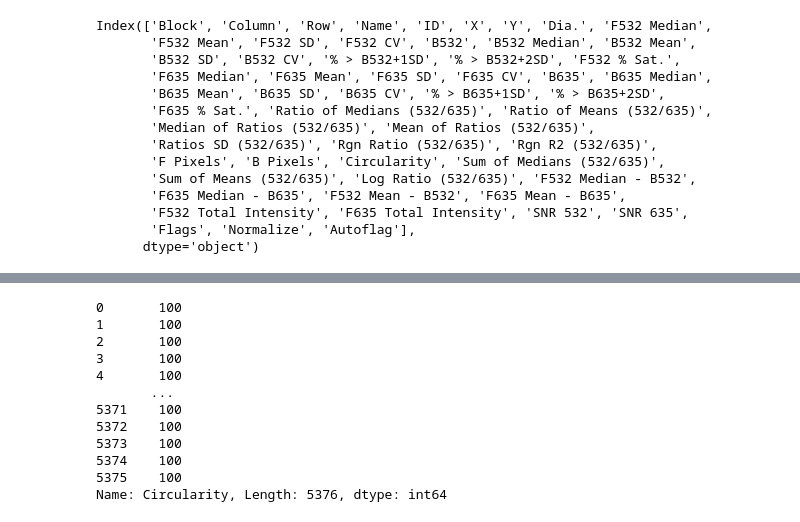
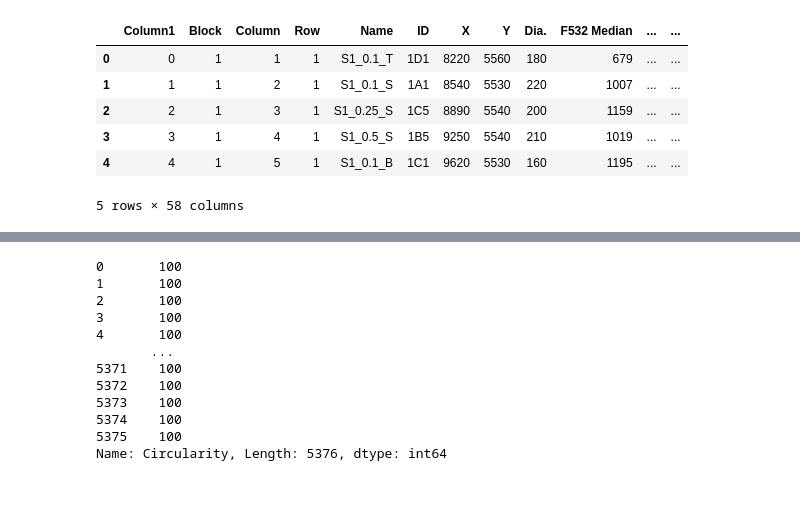
Before and after one commit to mhofford/BMI_project, a Jupyter notebook: Untitled.ipynb, the cells around one changed output, grey strips where cells are left out. Cells and saved outputs as stored; diff of their text form; code cells hidden in the pictures; blank space fills up the shorter version.

```diff
--- a/Untitled.ipynb
+++ b/Untitled.ipynb
@@ -10,17 +4,0 @@ raw_data4 = pd.read_excel('raw_data-xlsx/raw_data4.xlsx')
-# %%
-raw_data1.columns
-# %% [output]
-Index(['Block', 'Column', 'Row', 'Name', 'ID', 'X', 'Y', 'Dia.', 'F532 Median',
-       'F532 Mean', 'F532 SD', 'F532 CV', 'B532', 'B532 Median', 'B532 Mean',
-       'B532 SD', 'B532 CV', '% > B532+1SD', '% > B532+2SD', 'F532 % Sat.',
-       'F635 Median', 'F635 Mean', 'F635 SD', 'F635 CV', 'B635', 'B635 Median',
-       'B635 Mean', 'B635 SD', 'B635 CV', '% > B635+1SD', '% > B635+2SD',
-       'F635 % Sat.', 'Ratio of Medians (532/635)', 'Ratio of Means (532/635)',
-       'Median of Ratios (532/635)', 'Mean of Ratios (532/635)',
-       'Ratios SD (532/635)', 'Rgn Ratio (532/635)', 'Rgn R2 (532/635)',
-       'F Pixels', 'B Pixels', 'Circularity', 'Sum of Medians (532/635)',
-       'Sum of Means (532/635)', 'Log Ratio (532/635)', 'F532 Median - B532',
-       'F635 Median - B635', 'F532 Mean - B532', 'F635 Mean - B635',
-       'F532 Total Intensity', 'F635 Total Intensity', 'SNR 532', 'SNR 635',
-       'Flags', 'Normalize', 'Autoflag'],
-      dtype='object')
@@ -27 +7,11 @@ Index(['Block', 'Column', 'Row', 'Name', 'ID', 'X', 'Y', 'Dia.', 'F532 Median',
+# %%
+raw_data.head()
+# %% [output]
+|  | Column1 | Block | Column | Row | Name | ID | X | Y | Dia. | F532 Median | ... | ... |
+| 0 | 0 | 1 | 1 | 1 | S1_0.1_T | 1D1 | 8220 | 5560 | 180 | 679 | ... | ... |
+| 1 | 1 | 1 | 2 | 1 | S1_0.1_S | 1A1 | 8540 | 5530 | 220 | 1007 | ... | ... |
+| 2 | 2 | 1 | 3 | 1 | S1_0.25_S | 1C5 | 8890 | 5540 | 200 | 1159 | ... | ... |
+| 3 | 3 | 1 | 4 | 1 | S1_0.5_S | 1B5 | 9250 | 5540 | 210 | 1019 | ... | ... |
+| 4 | 4 | 1 | 5 | 1 | S1_0.1_B | 1C1 | 9620 | 5530 | 160 | 1195 | ... | ... |
+5 rows × 58 columns
 # %%
```
Also changed, not shown: parts of 12 cells of this notebook, 1 other file.
